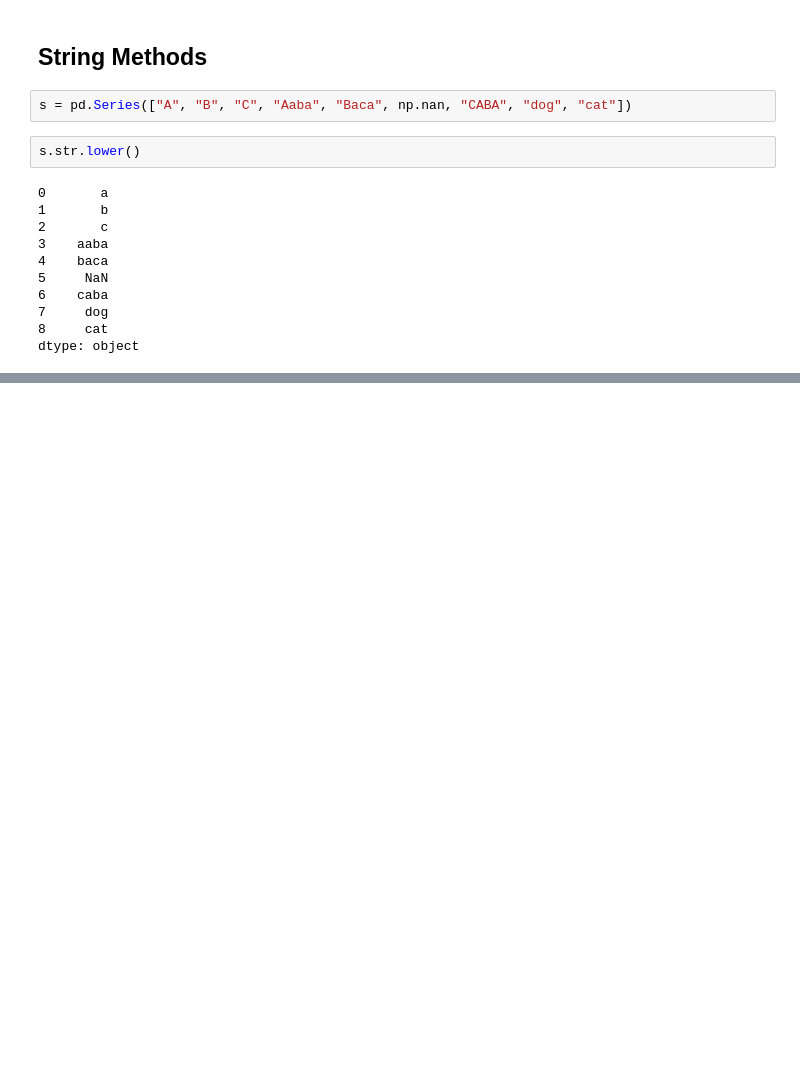
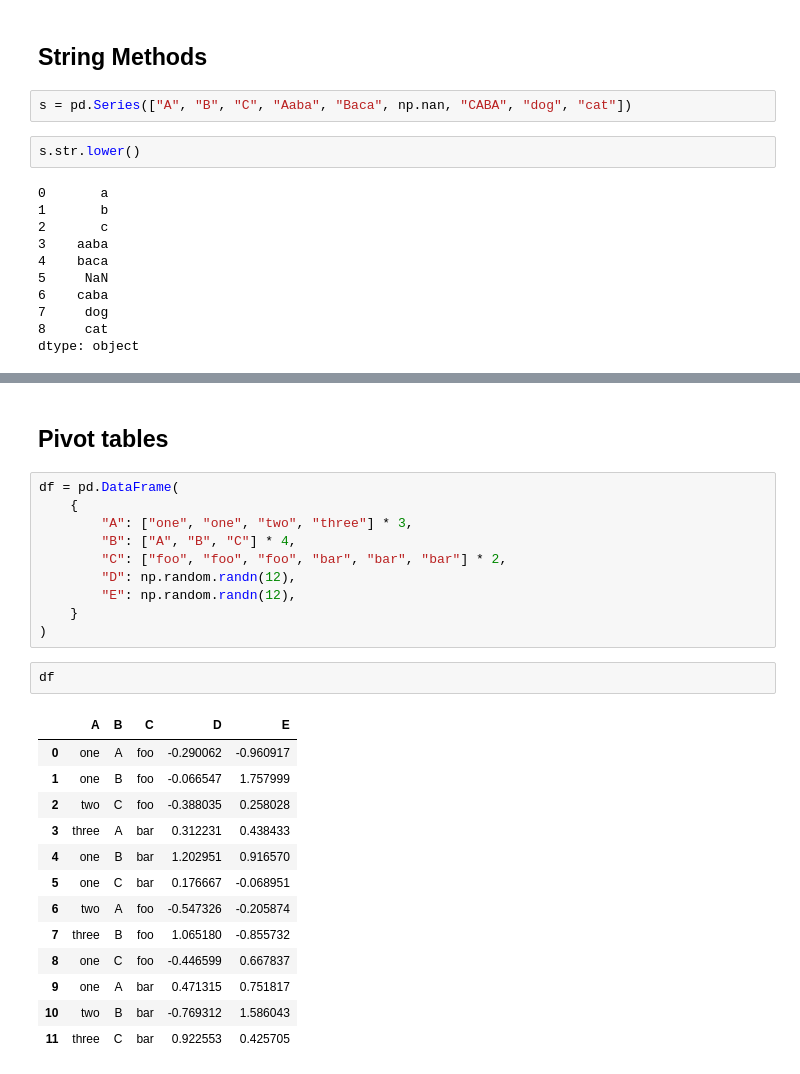
Before and after one commit to wjh-eng/python_learning_pandas, a Jupyter notebook: user_guide/startup.ipynb, the cells around one changed output, grey strips where cells are left out. Cells and saved outputs as stored; diff of their text form; blank space fills up the shorter version.

```diff
--- a/user_guide/startup.ipynb
+++ b/user_guide/startup.ipynb
@@ -510,0 +730,28 @@ dtype: object
+# %% [markdown]
+## Pivot tables
+# %%
+df = pd.DataFrame(
+    {
+        "A": ["one", "one", "two", "three"] * 3,
+        "B": ["A", "B", "C"] * 4,
+        "C": ["foo", "foo", "foo", "bar", "bar", "bar"] * 2,
+        "D": np.random.randn(12),
+        "E": np.random.randn(12),
+    }
+)
+# %%
+df
+# %% [output]
+|  | A | B | C | D | E |
+| 0 | one | A | foo | -0.290062 | -0.960917 |
+| 1 | one | B | foo | -0.066547 | 1.757999 |
+| 2 | two | C | foo | -0.388035 | 0.258028 |
+| 3 | three | A | bar | 0.312231 | 0.438433 |
+| 4 | one | B | bar | 1.202951 | 0.916570 |
+| 5 | one | C | bar | 0.176667 | -0.068951 |
+| 6 | two | A | foo | -0.547326 | -0.205874 |
+| 7 | three | B | foo | 1.065180 | -0.855732 |
+| 8 | one | C | foo | -0.446599 | 0.667837 |
+| 9 | one | A | bar | 0.471315 | 0.751817 |
+| 10 | two | B | bar | -0.769312 | 1.586043 |
+| 11 | three | C | bar | 0.922553 | 0.425705 |
```
Also changed, not shown: parts of 110 cells of this notebook.
